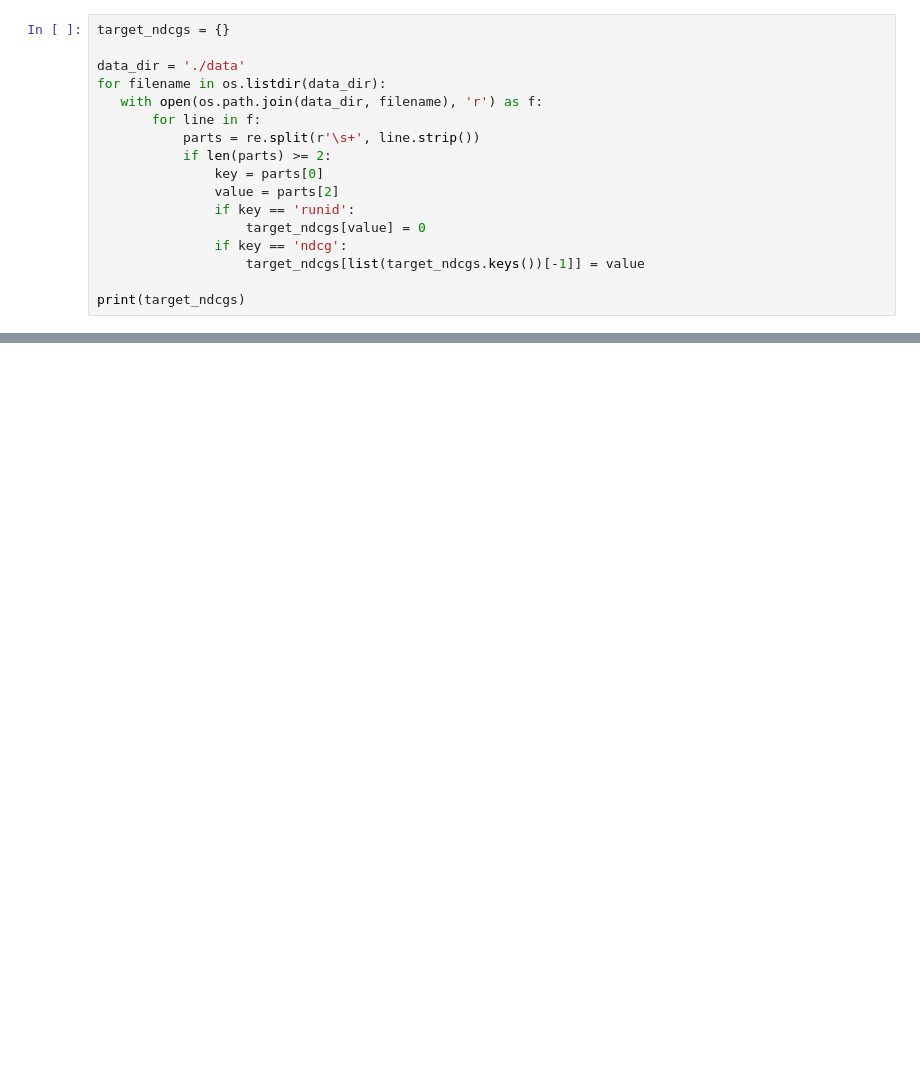
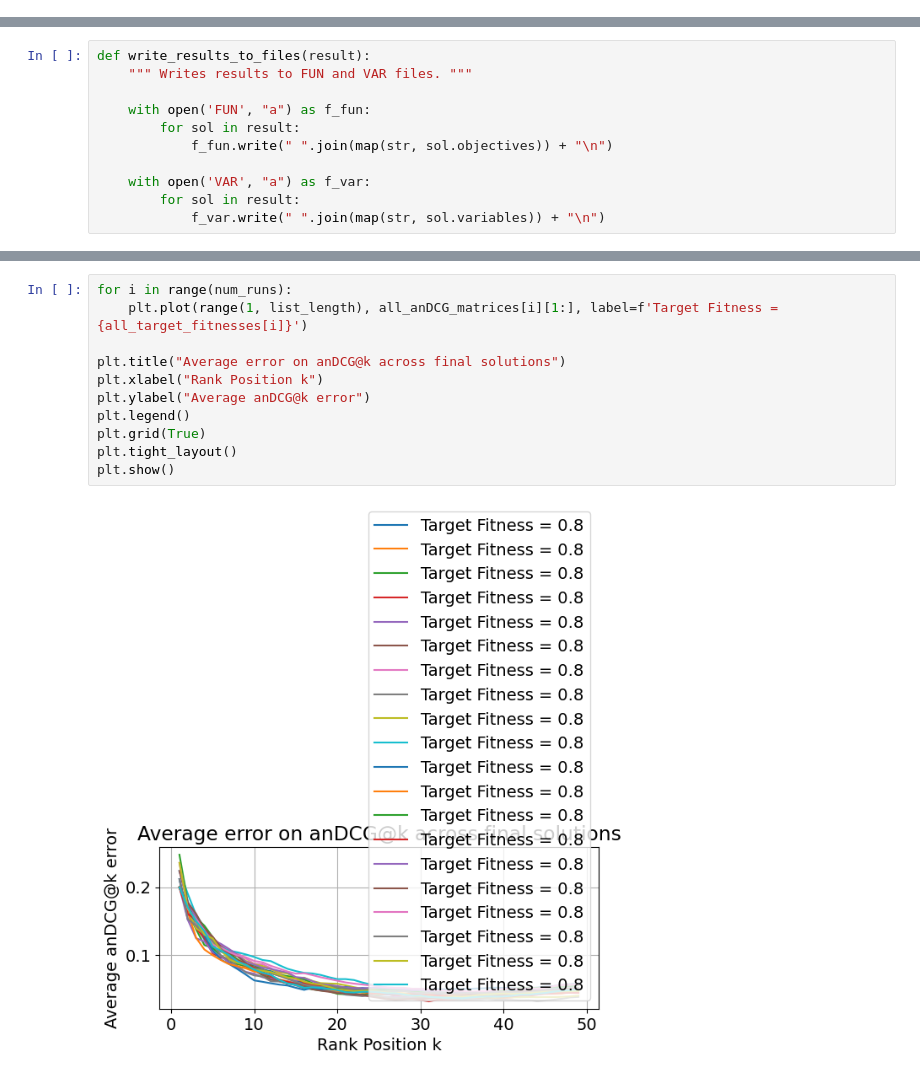
Before and after one commit to avezzuto1/CSE3000-Simulations, a Jupyter notebook: sample.ipynb, the cells around one changed output, grey strips where cells are left out. Drawn from its saved outputs; the diff is of its cells as text; blank space fills up the shorter version.

Commit message:
finalised runs with shorter list lengths

```diff
--- a/sample.ipynb
+++ b/sample.ipynb
@@ -147,18 +242 @@ class CustomMutation(Mutation, ABC):
         return solution
-# %%
-target_ndcgs = {}
-
-data_dir = './data'
-for filename in os.listdir(data_dir):
-   with open(os.path.join(data_dir, filename), 'r') as f:
-       for line in f:
-           parts = re.split(r'\s+', line.strip())
-           if len(parts) >= 2:
-               key = parts[0]
-               value = parts[2]
-               if key == 'runid':
-                   target_ndcgs[value] = 0
-               if key == 'ndcg':
-                   target_ndcgs[list(target_ndcgs.keys())[-1]] = value
-
-print(target_ndcgs)
@@ -166,0 +271,11 @@ print(target_ndcgs)
+# %%
+def write_results_to_files(result):
+    """ Writes results to FUN and VAR files. """
+
+    with open('FUN', "a") as f_fun:
+        for sol in result:
+            f_fun.write(" ".join(map(str, sol.objectives)) + "\n")
+
+    with open('VAR', "a") as f_var:
+        for sol in result:
+            f_var.write(" ".join(map(str, sol.variables)) + "\n")
@@ -196,0 +376,13 @@ print_variables_to_file(result, 'VAR')
+# %%
+for i in range(num_runs):
+    plt.plot(range(1, list_length), all_anDCG_matrices[i][1:], label=f'Target Fitness = {all_target_fitnesses[i]}')
+
+plt.title("Average error on anDCG@k across final solutions")
+plt.xlabel("Rank Position k")
+plt.ylabel("Average anDCG@k error")
+plt.legend()
+plt.grid(True)
+plt.tight_layout()
+plt.show()
+# %% [output]
+[figure, added]
```
Also changed, not shown: parts of 23 cells of this notebook.
